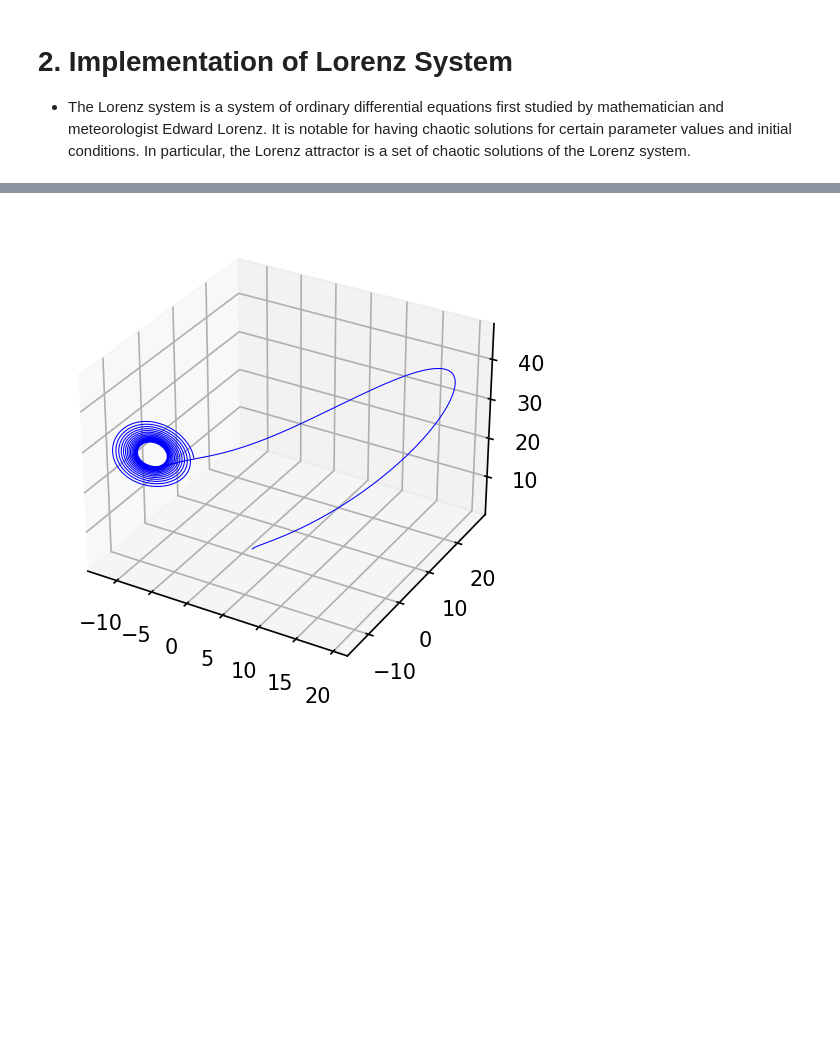
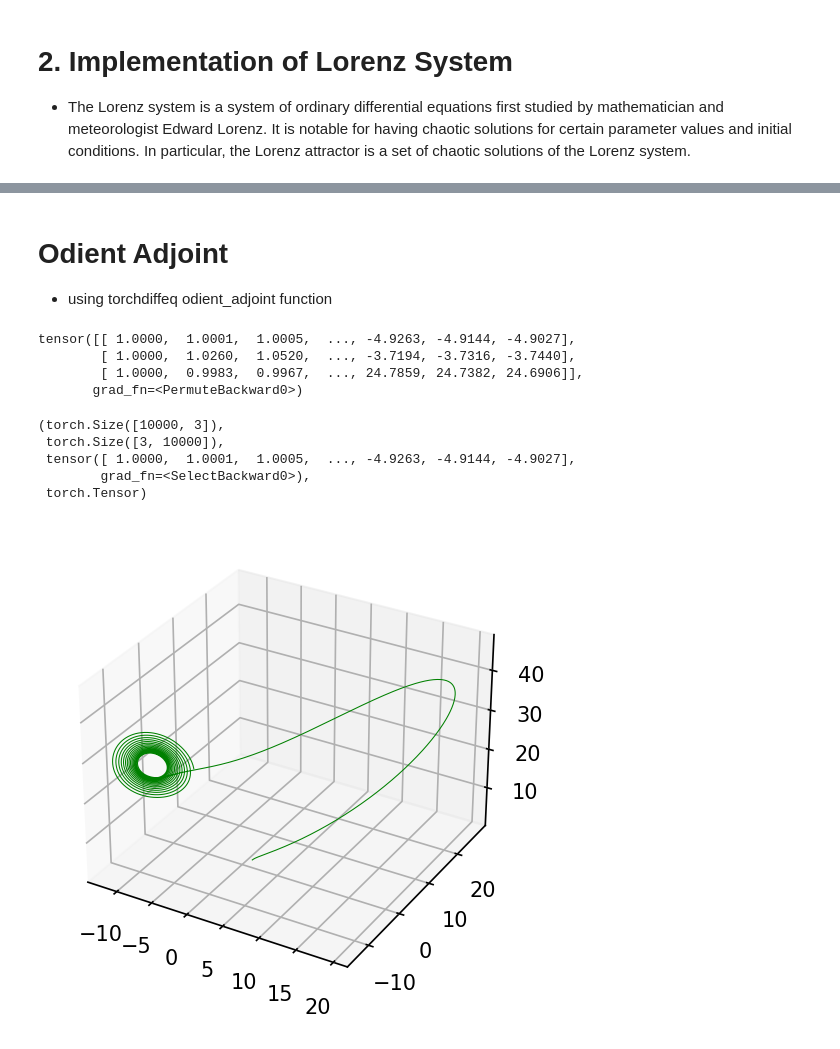
Before and after one commit to brahma2024/Deep-Implicit-Layers, a Jupyter notebook: Ch2_2_ImplicitFunc+AutoDiff.ipynb, the cells around one changed output, grey strips where cells are left out. Cells and saved outputs as stored; diff of their text form; code cells hidden in the pictures; blank space fills up the shorter version.

```diff
--- a/Ch2_2_ImplicitFunc+AutoDiff.ipynb
+++ b/Ch2_2_ImplicitFunc+AutoDiff.ipynb
@@ -200,6 +203,11 @@ def f(t, state, rho, sigma, beta):
   return torch.tensor([sigma * (y-x), x * (rho - z) - y, x * y - beta * z])
 
 f_partial = partial(f, rho=28., sigma=10., beta=8./3)
-ys = odeint(f_partial,
-            y0=torch.tensor([1., 1., 1.], dtype=torch.float32),
-            t=torch.tensor(np.linspace(0, 10., 10000), dtype=torch.float32))
+
+def calc_ys(f_partial, t):
+  start_time = time.time()
+  ys = odeint(f_partial,
+              y0=torch.tensor([1., 1., 1.], dtype=torch.float32),
+              t=torch.tensor(t, dtype=torch.float32))
+  end_time = time.time()
+  return end_time - start_time, ys
@@ -206,11 +250,51 @@ ys = odeint(f_partial,
+# %% [markdown]
+# Odient Adjoint
+ - using torchdiffeq odient_adjoint function
+# %%
+class MyModule(nn.Module):
+    def __init__(self, rho, sigma, beta):
+        super().__init__()
+        self.rho = nn.Parameter(torch.tensor(rho))
+        self.sigma = nn.Parameter(torch.tensor(sigma))
+        self.beta = nn.Parameter(torch.tensor(beta))
+
+    def forward(self, t, state):
+        x, y, z = state
+        return torch.tensor([self.sigma * (y-x),
+                             x * (self.rho - z) - y,
+                             x * y - self.beta * z])
+
+# Instantiate the module
+f = MyModule(rho=28., sigma=10., beta=8./3)
+
+# Initial condition and time points
+y0 = torch.tensor([1., 1., 1.], dtype=torch.float32)
+t = torch.tensor(np.linspace(0, 10., 10000), dtype=torch.float32)
+
+# Solve the ODE using odeint_adjoint
+ys = odeint_adjoint(f, y0, t)
+print(ys.T)
+# %% [output]
+tensor([[ 1.0000,  1.0001,  1.0005,  ..., -4.9263, -4.9144, -4.9027],
+        [ 1.0000,  1.0260,  1.0520,  ..., -3.7194, -3.7316, -3.7440],
+        [ 1.0000,  0.9983,  0.9967,  ..., 24.7859, 24.7382, 24.6906]],
+       grad_fn=<PermuteBackward0>)
+# %%
+ys.shape, ys.T.shape, ys.T[0], type(ys)
+# %% [output]
+(torch.Size([10000, 3]),
+ torch.Size([3, 10000]),
+ tensor([ 1.0000,  1.0001,  1.0005,  ..., -4.9263, -4.9144, -4.9027],
+        grad_fn=<SelectBackward0>),
+ torch.Tensor)
 # %%
 # Plot ys
 def plot_3d_path(ax, ys, color):
-  x0, x1, x2 = ys.T
+  x0, x1, x2 = ys.detach().numpy().T
   ax.plot(x0, x1, x2, lw=0.5, color=color)
 
 fig = plt.figure(figsize=(6, 4), dpi=150)
 ax = fig.add_subplot(projection='3d')
-plot_3d_path(ax, ys, 'b');
+plot_3d_path(ax, ys, 'g');
 # %% [output]
-[figure, old version]
+[figure, new version]
```
Also changed, not shown: parts of 6 cells of this notebook.
